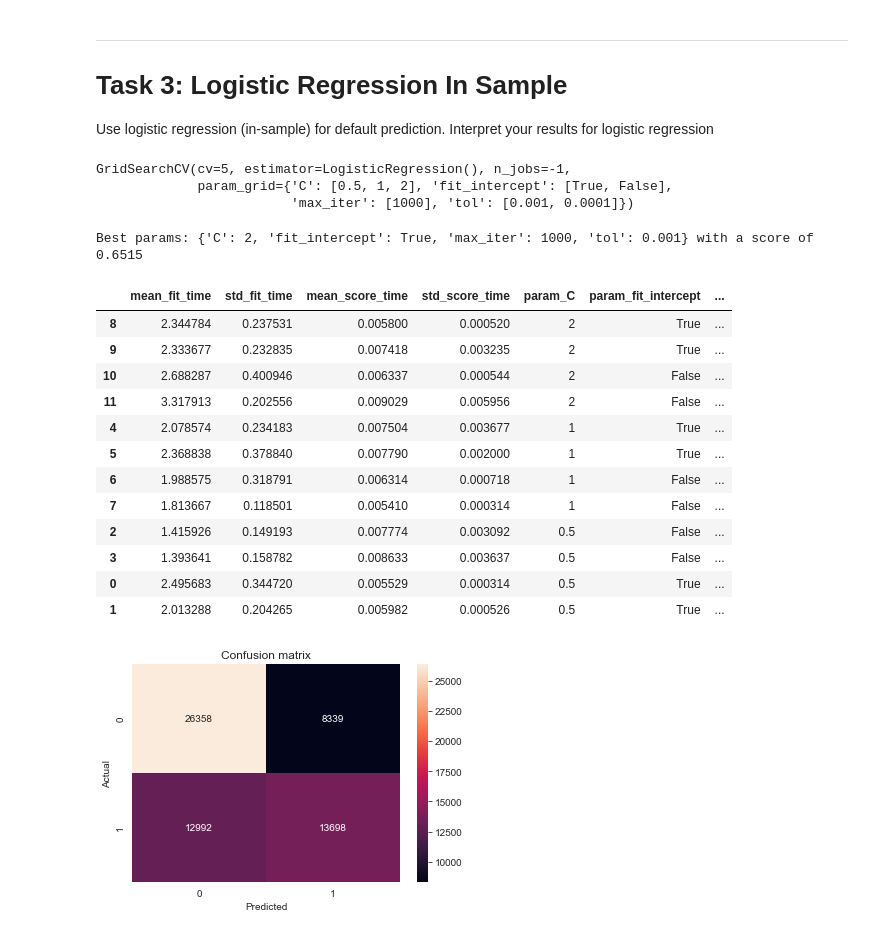
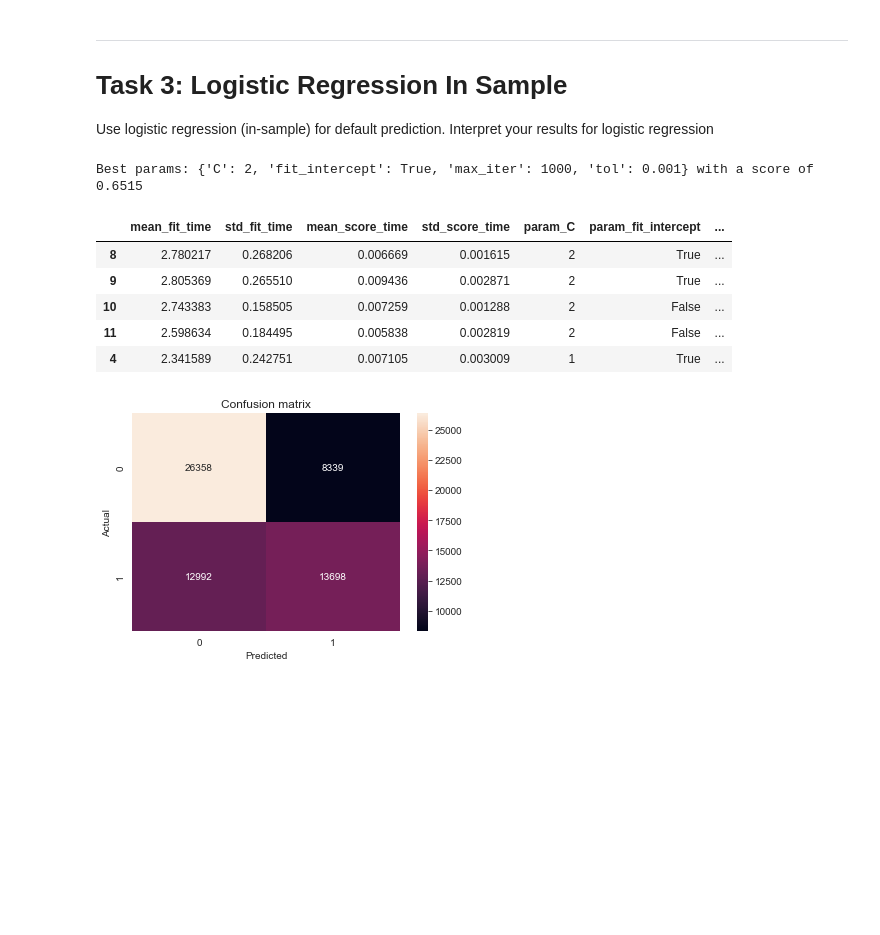
Before and after one commit to negralessio/advanced-ml-final-project, a Jupyter notebook: notebooks/predictions.ipynb, the cells around one changed output. Saved outputs shown, nothing was run; the diff lists cells and outputs as text; code cells hidden in the pictures; blank space fills up the shorter version.

```diff
--- a/notebooks/predictions.ipynb
+++ b/notebooks/predictions.ipynb
@@ -304,30 +304,21 @@ grid_cv = GridSearchCV(estimator = LogisticRegression(),
                        cv=5)
 # Fit Grid CV with all X scaled + y
 grid_cv.fit(X_scaled, y)
+# Output best params
+print(f"Best params: {grid_cv.best_params_} with a score of {grid_cv.best_score_:.4f}")
 # %% [output]
-GridSearchCV(cv=5, estimator=LogisticRegression(), n_jobs=-1,
-             param_grid={'C': [0.5, 1, 2], 'fit_intercept': [True, False],
-                         'max_iter': [1000], 'tol': [0.001, 0.0001]})
+Best params: {'C': 2, 'fit_intercept': True, 'max_iter': 1000, 'tol': 0.001} with a score of 0.6515
 # %%
-print(f"Best params: {grid_cv.best_params_} with a score of {grid_cv.best_score_:.4f}")
 cv_results = pd.DataFrame(grid_cv.cv_results_)
 cv_results = cv_results.sort_values(by="rank_test_score", ascending=True)
-cv_results
+cv_results.head(5)
 # %% [output]
-Best params: {'C': 2, 'fit_intercept': True, 'max_iter': 1000, 'tol': 0.001} with a score of 0.6515
 |  | mean_fit_time | std_fit_time | mean_score_time | std_score_time | param_C | param_fit_intercept | ... |
-| 8 | 2.344784 | 0.237531 | 0.005800 | 0.000520 | 2 | True | ... |
-| 9 | 2.333677 | 0.232835 | 0.007418 | 0.003235 | 2 | True | ... |
-| 10 | 2.688287 | 0.400946 | 0.006337 | 0.000544 | 2 | False | ... |
-| 11 | 3.317913 | 0.202556 | 0.009029 | 0.005956 | 2 | False | ... |
-| 4 | 2.078574 | 0.234183 | 0.007504 | 0.003677 | 1 | True | ... |
-| 5 | 2.368838 | 0.378840 | 0.007790 | 0.002000 | 1 | True | ... |
-| 6 | 1.988575 | 0.318791 | 0.006314 | 0.000718 | 1 | False | ... |
-| 7 | 1.813667 | 0.118501 | 0.005410 | 0.000314 | 1 | False | ... |
-| 2 | 1.415926 | 0.149193 | 0.007774 | 0.003092 | 0.5 | False | ... |
-| 3 | 1.393641 | 0.158782 | 0.008633 | 0.003637 | 0.5 | False | ... |
-| 0 | 2.495683 | 0.344720 | 0.005529 | 0.000314 | 0.5 | True | ... |
-| 1 | 2.013288 | 0.204265 | 0.005982 | 0.000526 | 0.5 | True | ... |
+| 8 | 2.780217 | 0.268206 | 0.006669 | 0.001615 | 2 | True | ... |
+| 9 | 2.805369 | 0.265510 | 0.009436 | 0.002871 | 2 | True | ... |
+| 10 | 2.743383 | 0.158505 | 0.007259 | 0.001288 | 2 | False | ... |
+| 11 | 2.598634 | 0.184495 | 0.005838 | 0.002819 | 2 | False | ... |
+| 4 | 2.341589 | 0.242751 | 0.007105 | 0.003009 | 1 | True | ... |
 # %%
 # Perform Logistic Regression on the best estimator selected by above Cross Validation
 y_pred = grid_cv.predict(X_scaled)
```
